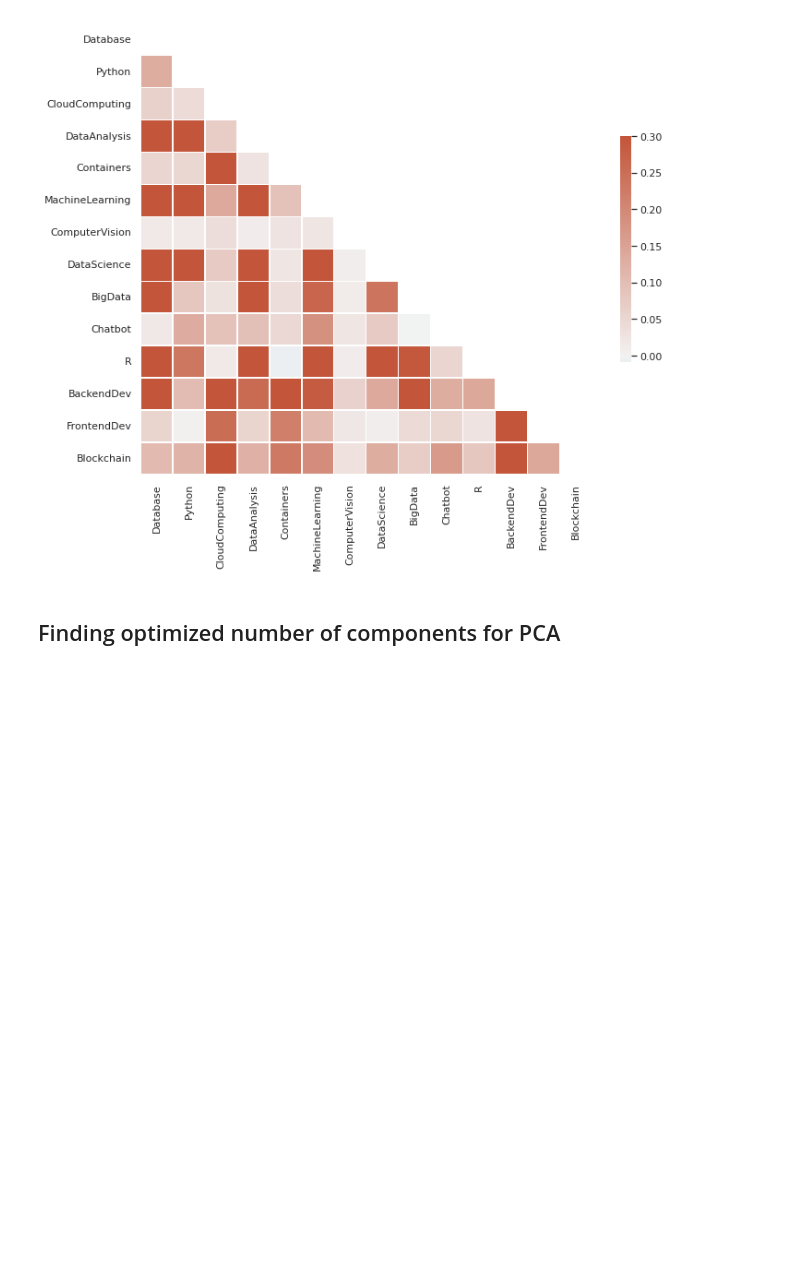
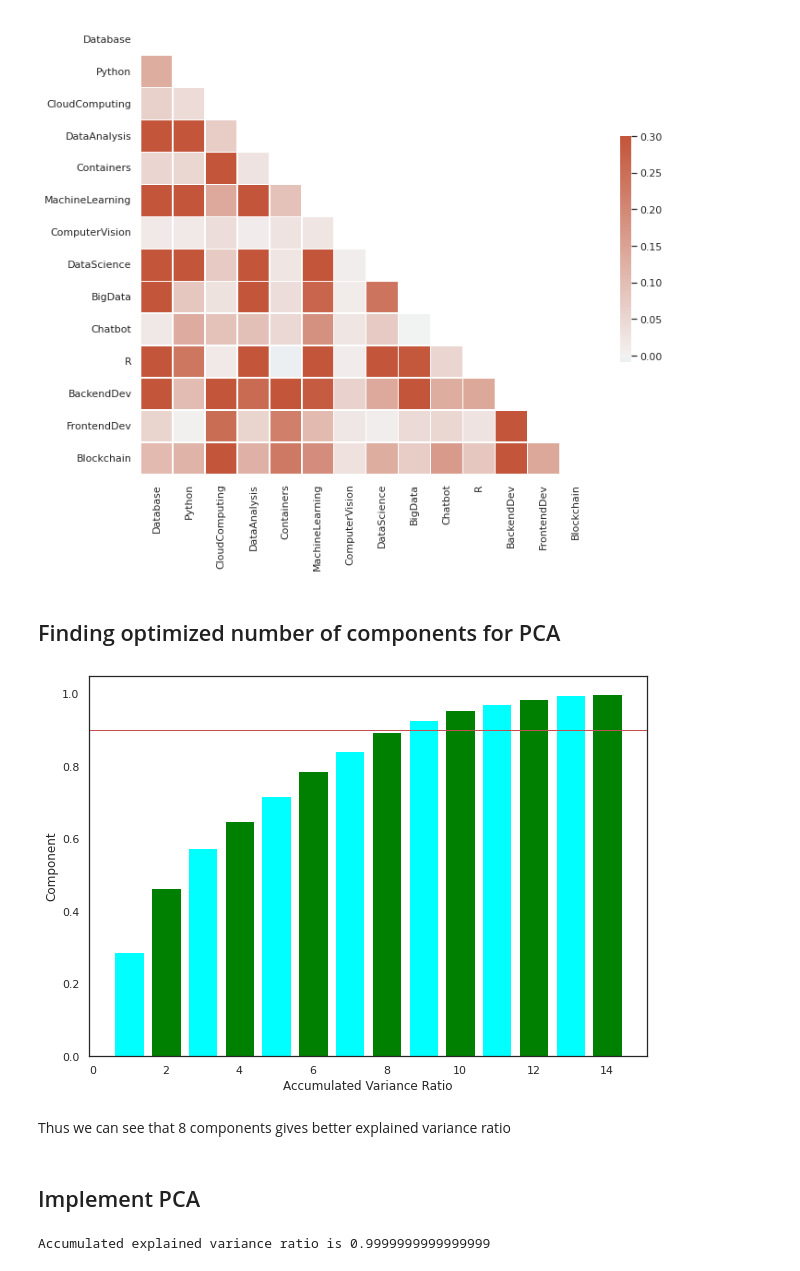
Before and after one commit to Bhandari007/recommendation_system, a Jupyter notebook: clutsering_based_recommendation_system.ipynb, the cells around one changed output. Saved outputs shown, nothing was run; the diff lists cells and outputs as text; code cells hidden in the pictures; blank space fills up the shorter version.

```diff
--- a/clutsering_based_recommendation_system.ipynb
+++ b/clutsering_based_recommendation_system.ipynb
@@ -261,3 +271,29 @@ plt.show()
 [figure]
 # %% [markdown]
 ## Finding optimized number of components for PCA
+# %%
+explained_variance_ratio = []
+for n in range(1,15):
+  pca = PCA(n_components = n)
+  pca.fit(features)
+  explained_variance_ratio.append(np.sum(pca.explained_variance_ratio_))
+# %%
+threshold_variance = 0.9
+x = range(1,15)
+plt.figure(figsize=(10,7))
+plt.bar(x, explained_variance_ratio,color=['cyan','green'])
+plt.axhline(threshold_variance, linewidth = 1, color = 'r')
+plt.xlabel("Accumulated Variance Ratio")
+plt.ylabel("Component");
+# %% [output]
+[figure, added]
+# %% [markdown]
+Thus we can see that 8 components gives better explained variance ratio
+# %% [markdown]
+## Implement PCA
+# %%
+pca_model = PCA(n_components = 9)
+principalComponents = pca_model.fit_transform(features)
+print(f"Accumulated explained variance ratio is {np.sum(pca.explained_variance_ratio_)}")
+# %% [output]
+Accumulated explained variance ratio is 0.9999999999999999
```
Also changed, not shown: parts of 13 cells of this notebook.
